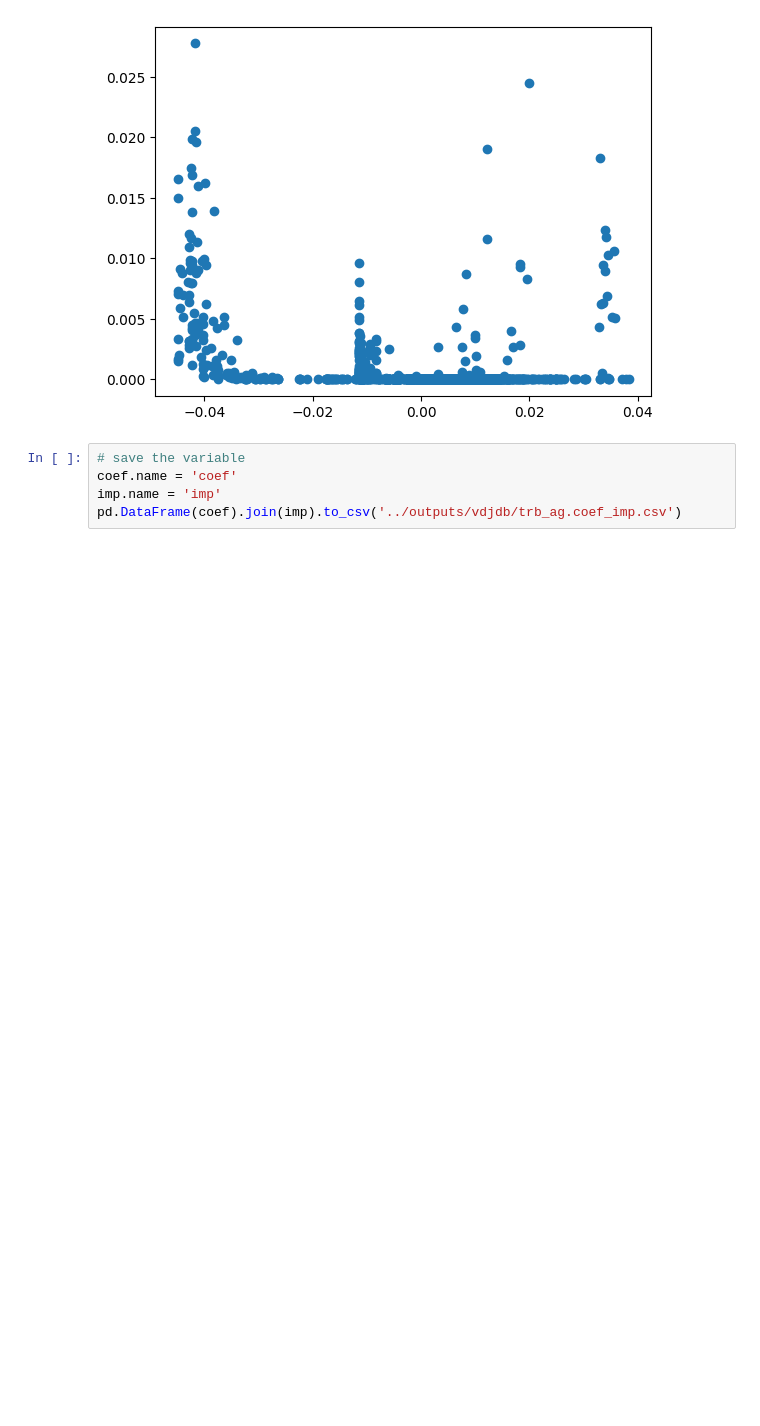
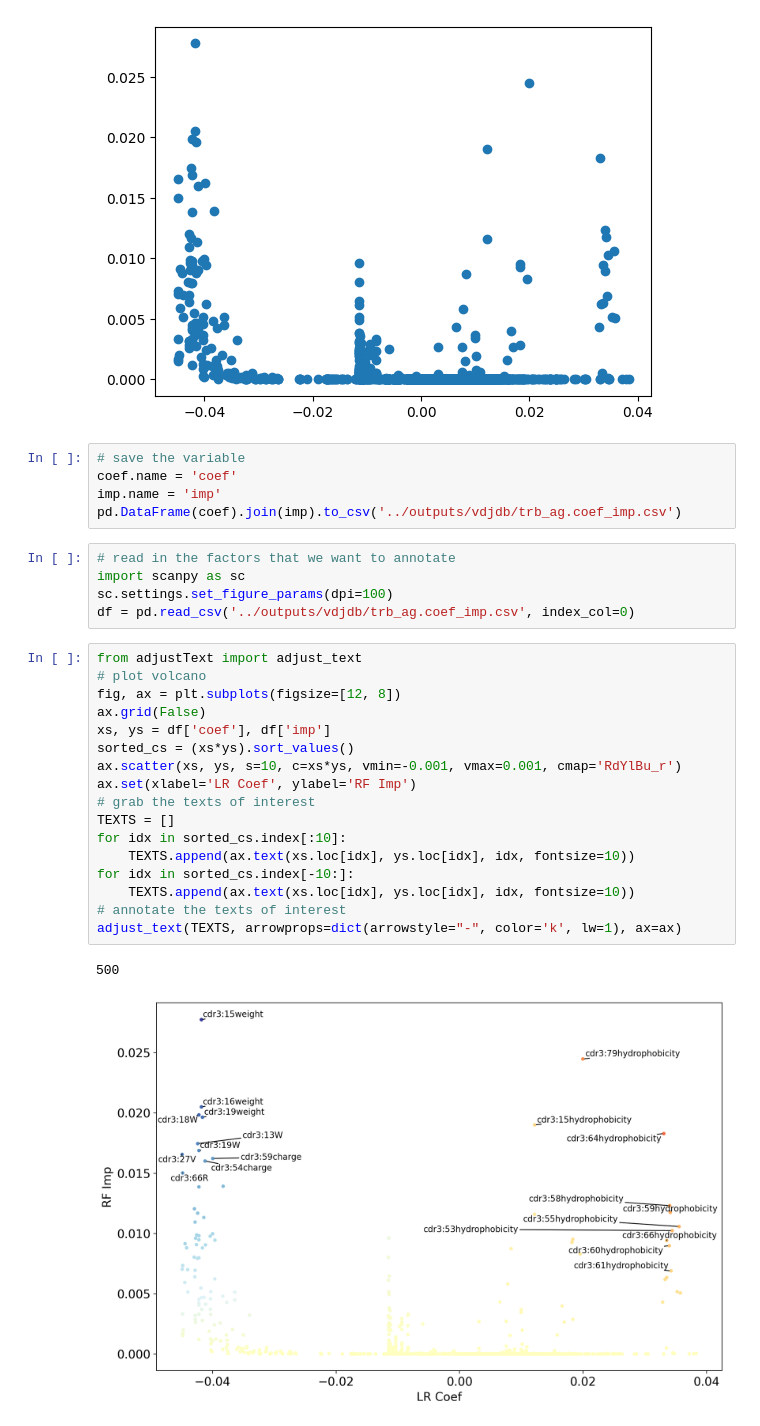
Before and after one commit to danielgchen/TARPON, a Jupyter notebook: notebooks/model_v2.ipynb, the cells around one changed output. Cells and saved outputs as stored; diff of their text form; blank space fills up the shorter version.

```diff
--- a/notebooks/model_v2.ipynb
+++ b/notebooks/model_v2.ipynb
@@ -351,3 +355,28 @@ plt.scatter(coef, imp.loc[coef.index])
 coef.name = 'coef'
 imp.name = 'imp'
 pd.DataFrame(coef).join(imp).to_csv('../outputs/vdjdb/trb_ag.coef_imp.csv')
+# %%
+# read in the factors that we want to annotate
+import scanpy as sc
+sc.settings.set_figure_params(dpi=100)
+df = pd.read_csv('../outputs/vdjdb/trb_ag.coef_imp.csv', index_col=0)
+# %%
+from adjustText import adjust_text
+# plot volcano
+fig, ax = plt.subplots(figsize=[12, 8])
+ax.grid(False)
+xs, ys = df['coef'], df['imp']
+sorted_cs = (xs*ys).sort_values()
+ax.scatter(xs, ys, s=10, c=xs*ys, vmin=-0.001, vmax=0.001, cmap='RdYlBu_r')
+ax.set(xlabel='LR Coef', ylabel='RF Imp')
+# grab the texts of interest
+TEXTS = []
+for idx in sorted_cs.index[:10]:
+    TEXTS.append(ax.text(xs.loc[idx], ys.loc[idx], idx, fontsize=10))
+for idx in sorted_cs.index[-10:]:
+    TEXTS.append(ax.text(xs.loc[idx], ys.loc[idx], idx, fontsize=10))
+# annotate the texts of interest
+adjust_text(TEXTS, arrowprops=dict(arrowstyle="-", color='k', lw=1), ax=ax)
+# %% [output]
+500
+[figure, added]
```
Also changed, not shown: parts of 41 cells of this notebook, 27 other files.
